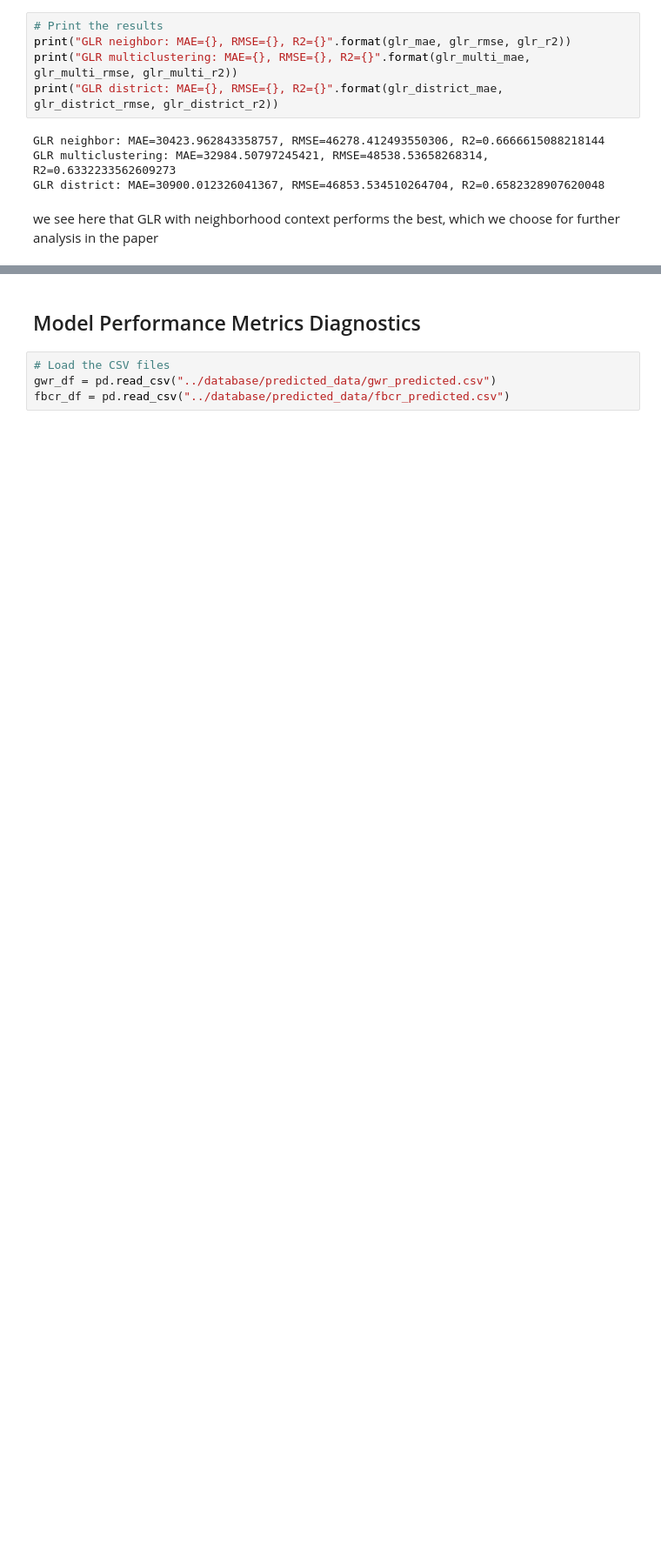
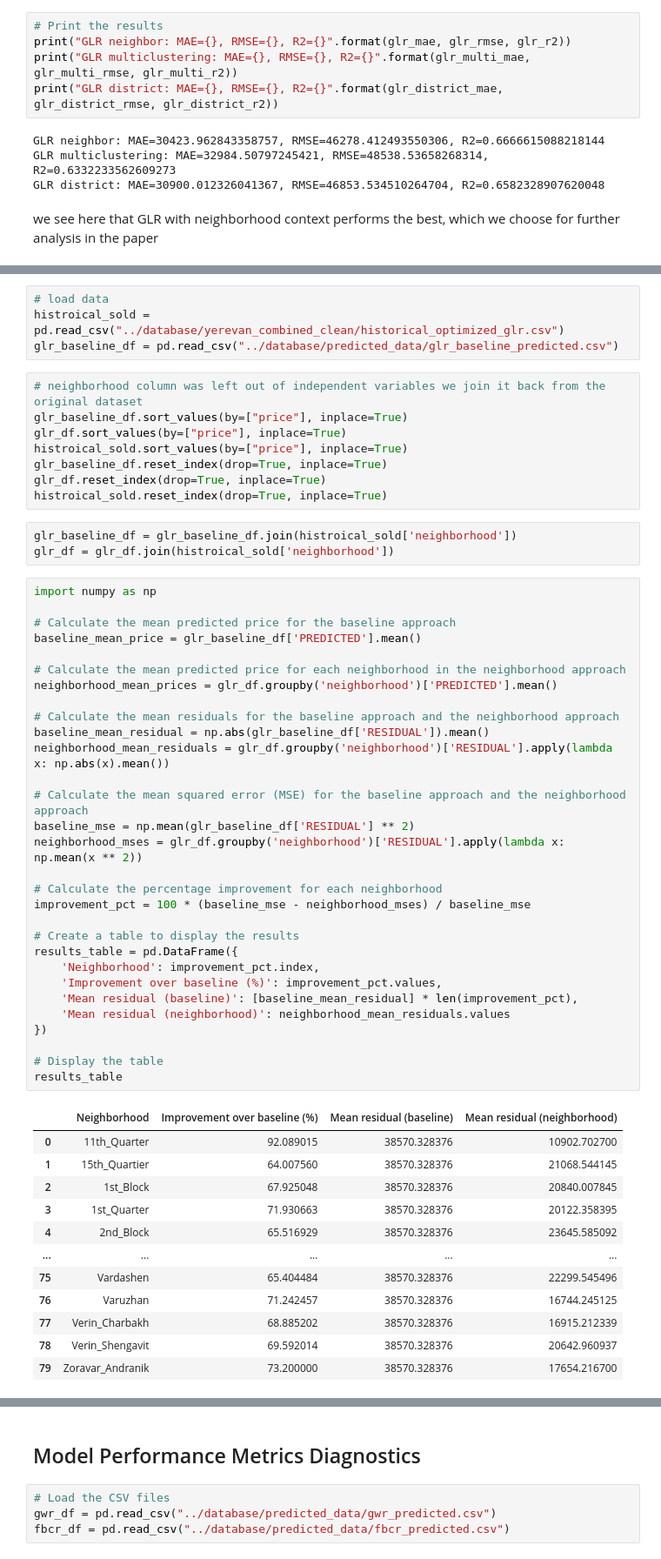
Before and after one commit to AvoDzis/capstone-real-estate, a Jupyter notebook: code/predicted_price_analysis.ipynb, the cells around one changed output, grey strips where cells are left out. Shown at 87% size. Drawn from its saved outputs; the diff is of its cells as text; blank space fills up the shorter version.

```diff
--- a/code/predicted_price_analysis.ipynb
+++ b/code/predicted_price_analysis.ipynb
@@ -43,0 +50,58 @@ we see here that GLR with neighborhood context performs the best, which we choos
+# %%
+# load data
+histroical_sold = pd.read_csv("../database/yerevan_combined_clean/historical_optimized_glr.csv")
+glr_baseline_df = pd.read_csv("../database/predicted_data/glr_baseline_predicted.csv")
+# %%
+# neighborhood column was left out of independent variables we join it back from the original dataset
+glr_baseline_df.sort_values(by=["price"], inplace=True)
+glr_df.sort_values(by=["price"], inplace=True)
+histroical_sold.sort_values(by=["price"], inplace=True)
+glr_baseline_df.reset_index(drop=True, inplace=True)
+glr_df.reset_index(drop=True, inplace=True)
+histroical_sold.reset_index(drop=True, inplace=True)
+# %%
+glr_baseline_df = glr_baseline_df.join(histroical_sold['neighborhood'])
+glr_df = glr_df.join(histroical_sold['neighborhood'])
+# %%
+import numpy as np
+
+# Calculate the mean predicted price for the baseline approach
+baseline_mean_price = glr_baseline_df['PREDICTED'].mean()
+
+# Calculate the mean predicted price for each neighborhood in the neighborhood approach
+neighborhood_mean_prices = glr_df.groupby('neighborhood')['PREDICTED'].mean()
+
+# Calculate the mean residuals for the baseline approach and the neighborhood approach
+baseline_mean_residual = np.abs(glr_baseline_df['RESIDUAL']).mean()
+neighborhood_mean_residuals = glr_df.groupby('neighborhood')['RESIDUAL'].apply(lambda x: np.abs(x).mean())
+
+# Calculate the mean squared error (MSE) for the baseline approach and the neighborhood approach
+baseline_mse = np.mean(glr_baseline_df['RESIDUAL'] ** 2)
+neighborhood_mses = glr_df.groupby('neighborhood')['RESIDUAL'].apply(lambda x: np.mean(x ** 2))
+
+# Calculate the percentage improvement for each neighborhood
+improvement_pct = 100 * (baseline_mse - neighborhood_mses) / baseline_mse
+
+# Create a table to display the results
+results_table = pd.DataFrame({
+    'Neighborhood': improvement_pct.index,
+    'Improvement over baseline (%)': improvement_pct.values,
+    'Mean residual (baseline)': [baseline_mean_residual] * len(improvement_pct),
+    'Mean residual (neighborhood)': neighborhood_mean_residuals.values
+})
+
+# Display the table
+results_table
+# %% [output]
+|  | Neighborhood | Improvement over baseline (%) | Mean residual (baseline) | Mean residual (neighborhood) |
+| 0 | 11th_Quarter | 92.089015 | 38570.328376 | 10902.702700 |
+| 1 | 15th_Quartier | 64.007560 | 38570.328376 | 21068.544145 |
+| 2 | 1st_Block | 67.925048 | 38570.328376 | 20840.007845 |
+| 3 | 1st_Quarter | 71.930663 | 38570.328376 | 20122.358395 |
+| 4 | 2nd_Block | 65.516929 | 38570.328376 | 23645.585092 |
+| ... | ... | ... | ... | ... |
+| 75 | Vardashen | 65.404484 | 38570.328376 | 22299.545496 |
+| 76 | Varuzhan | 71.242457 | 38570.328376 | 16744.245125 |
+| 77 | Verin_Charbakh | 68.885202 | 38570.328376 | 16915.212339 |
+| 78 | Verin_Shengavit | 69.592014 | 38570.328376 | 20642.960937 |
+| 79 | Zoravar_Andranik | 73.200000 | 38570.328376 | 17654.216700 |
```
Also changed, not shown: parts of 4 cells of this notebook, 2 other files.
